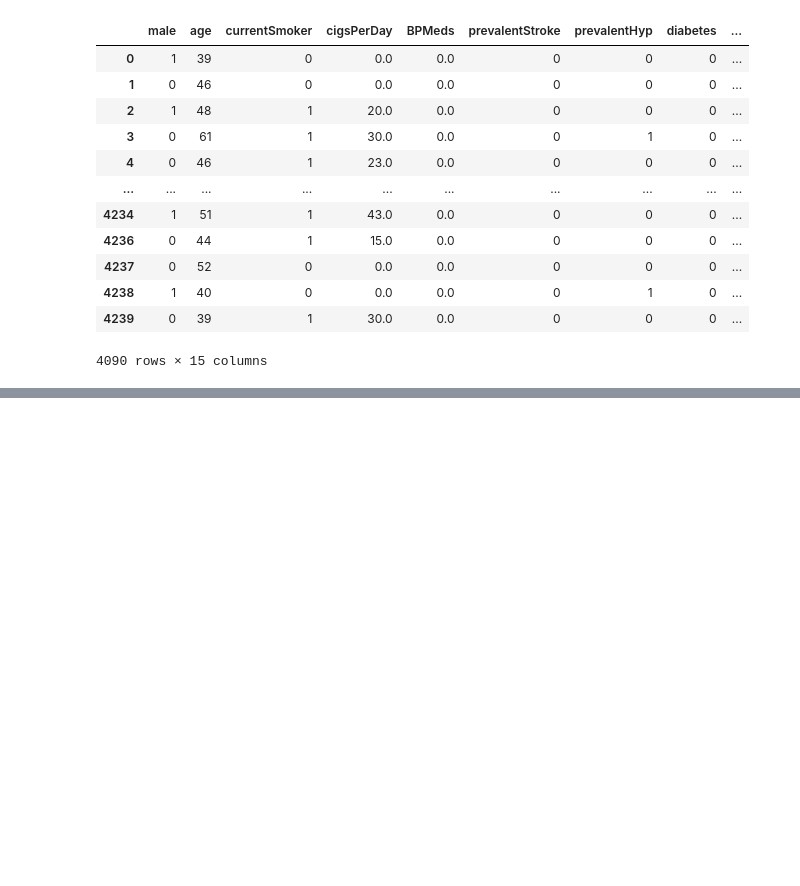
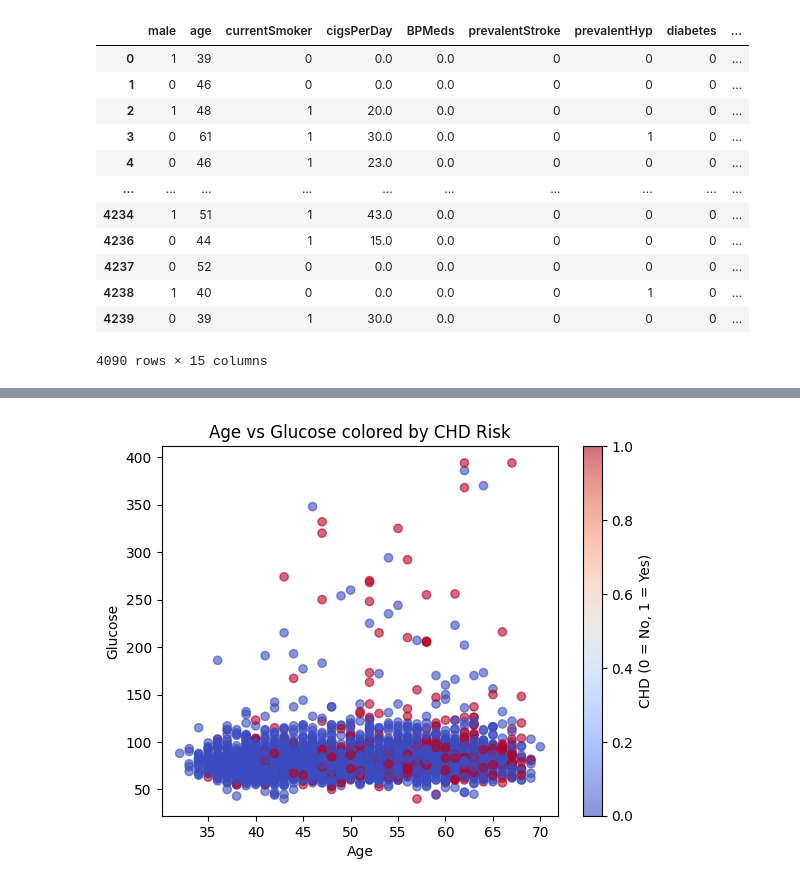
Before and after one commit to Nazihahaha/Coronary-Heart-Disease-Prediction, a Jupyter notebook: main.ipynb, the cells around one changed output, grey strips where cells are left out. Drawn from its saved outputs; the diff is of its cells as text; code cells hidden in the pictures; blank space fills up the shorter version.

```diff
--- a/main.ipynb
+++ b/main.ipynb
@@ -123,0 +108,9 @@ dtype: int64
+# %%
+plt.scatter(df["age"], df["glucose"], c=df["TenYearCHD"], cmap="coolwarm", alpha=0.6)
+plt.xlabel("Age")
+plt.ylabel("Glucose")
+plt.title("Age vs Glucose colored by CHD Risk")
+plt.colorbar(label="CHD (0 = No, 1 = Yes)")
+plt.show()
+# %% [output]
+[figure, added]
```
Also changed, not shown: parts of 5 cells of this notebook.
